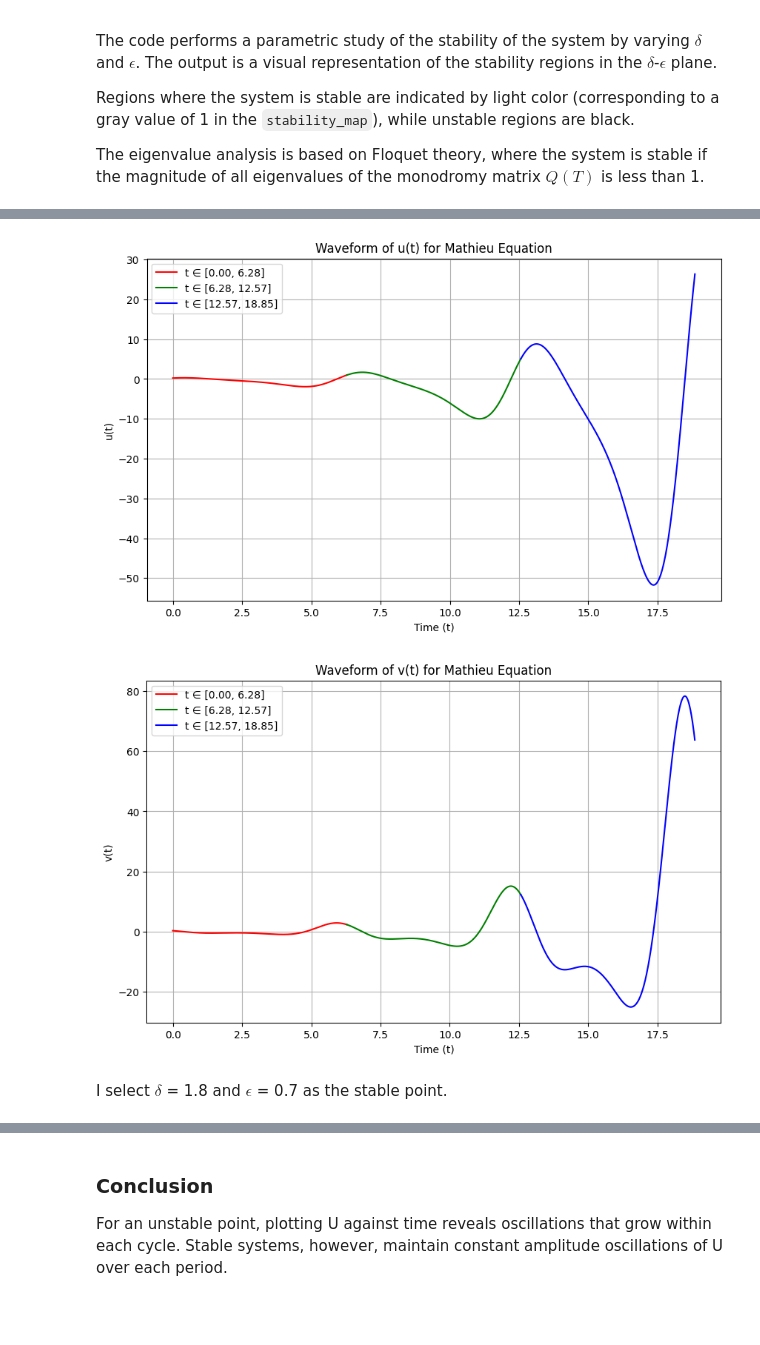
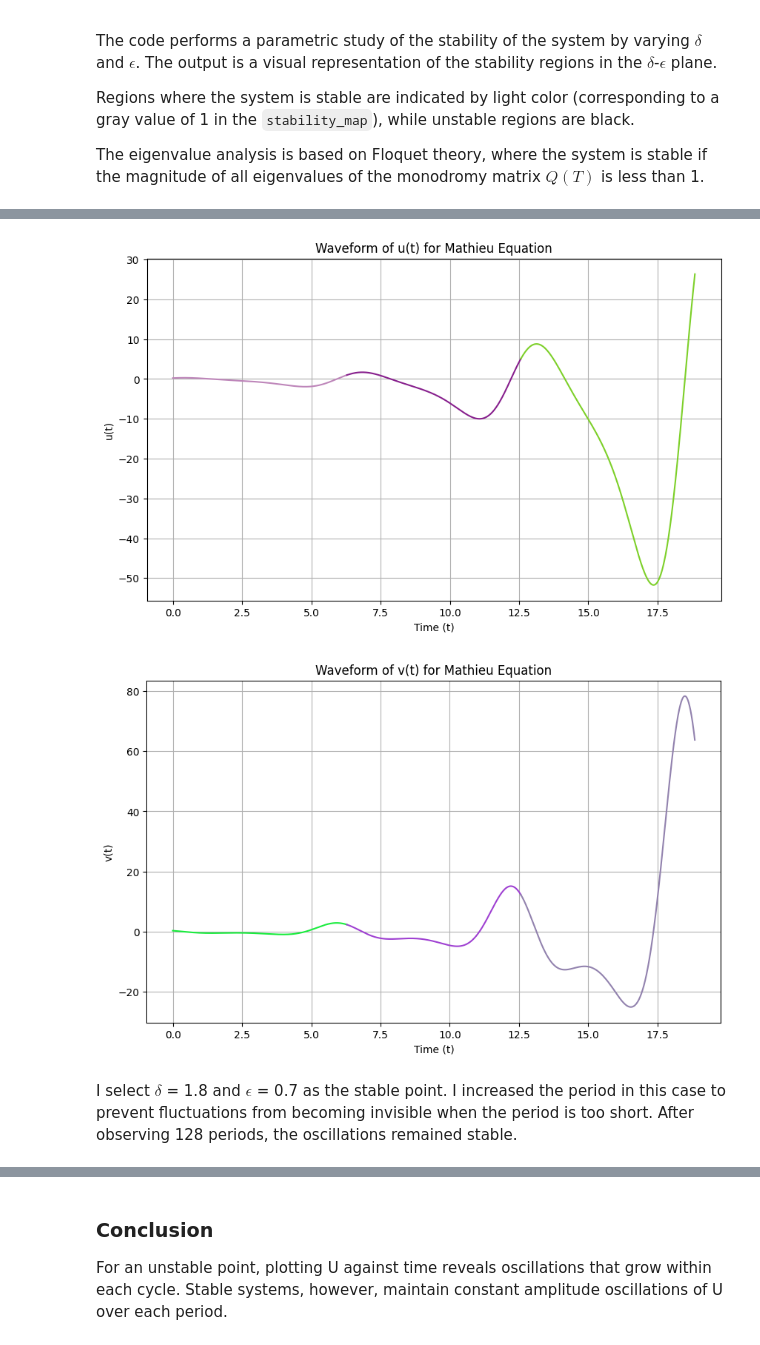
Before and after one commit to 0123YHYQ1129/YeQing_Mathematics_For_Engineering, a Jupyter notebook: project.ipynb, the cells around one changed output, grey strips where cells are left out. Cells and saved outputs as stored; diff of their text form; code cells hidden in the pictures; blank space fills up the shorter version.

```diff
--- a/project.ipynb
+++ b/project.ipynb
@@ -383,8 +383,8 @@ Regions where the system is stable are indicated by light color (corresponding t
 The eigenvalue analysis is based on Floquet theory, where the system is stable if the magnitude of all eigenvalues of the monodromy matrix $ Q(T) $ is less than 1.
 # %%
 # Define the range for delta and epsilon
-delta_values = np.linspace(0, 1, 800)
-epsilon_values = np.linspace(0, 0.5, 400)
+delta_values = np.linspace(0, 2, 800)
+epsilon_values = np.linspace(0, 1, 400)
 
 # Initialize the stability matrix
 stability_map = np.zeros((len(epsilon_values), len(delta_values)))
@@ -491,73 +491,72 @@ Results:
 
 Based on the stability map, I select $ \delta $ =1.2 and $ \epsilon $ = 0.9 as the unstable point.
 # %%
-def plot_mathieu(delta=0.5, epsilon=0.5, t_start=0,
-                 t_end=6*np.pi, initial_q=[0.2392, 0.343]):
-    # Mathieu 方程
+import random
+
+def plot_mathieu(delta=0.5, epsilon=0.5, t_start=0, t_end=6*np.pi,
+                 initial_q=[0.2392, 0.343]):
+    # Define the Mathieu equation
+    def A(t, delta, epsilon):
+        return np.array([[0, 1], [-(delta + 2 * epsilon * np.cos(t)), 0]])
+
     def mathieu(t, q, delta=delta, epsilon=epsilon):
         dq_dt = A(t, delta, epsilon) @ q
         return dq_dt
 
-    # 时间采样点
-    t_eval = np.linspace(t_start, t_end, 10000)
+    # Time sampling points
+    t_eval = np.linspace(t_start, t_end, 50000)
 
-    # 调用求解器
+    # Solve the differential equation
     t_span = (t_start, t_end)
-    solution = solve_ivp(mathieu, t_span, initial_q,
-                         method='RK45', t_eval=t_eval)
+    solution = solve_ivp(mathieu, t_span, initial_q, method='RK45', t_eval=t_eval)
 
-    # 提取解
+    # Extract solution
     t_values = solution.t
     u_values = solution.y[0]
     v_values = solution.y[1]
 
-    # 定义时间段
-    time_intervals = [
-        (0, 2 * np.pi),  # [0, 2π]
-        (2 * np.pi, 4 * np.pi),  # [2π, 4π]
-        (4 * np.pi, 6 * np.pi)   # [4π, 6π]
-    ]
+    # Define intervals of length 2π
+    intervals = []
+    current_start = 0
+    while current_start < t_end:
+        intervals.append((current_start, min(current_start + 2 * np.pi, t_end)))
+        current_start += 2 * np.pi
 
-    # 颜色列表
-    colors = ['red', 'green', 'blue']
-
-    # 创建 u(t) 图形
+    # Plot u(t)
     plt.figure(figsize=(10, 6))
-    for interval, color in zip(time_intervals, colors):
+    for interval in intervals:
         start, end = interval
         mask = (t_values >= start) & (t_values <= end)
-        plt.plot(t_values[mask], u_values[mask], color=color,
-                 label=f't ∈ [{start:.2f}, {end:.2f}]')
+        color = [random.random() for _ in range(3)]  # Random color
+        plt.plot(t_values[mask], u_values[mask], color=color)
 
     plt.title('Waveform of u(t) for Mathieu Equation')
     plt.xlabel('Time (t)')
     plt.ylabel('u(t)')
     plt.grid(True)
-    plt.legend()
     plt.show()
 
-    # 创建 v(t) 图形
+    # Plot v(t)
     plt.figure(figsize=(10, 6))
-    for interval, color in zip(time_intervals, colors):
+    for interval in intervals:
         start, end = interval
         mask = (t_values >= start) & (t_values <= end)
-        plt.plot(t_values[mask], v_values[mask], color=color,
-                 label=f't ∈ [{start:.2f}, {end:.2f}]')
+        color = [random.random() for _ in range(3)]  # Random color
+        plt.plot(t_values[mask], v_values[mask], color=color)
 
     plt.title('Waveform of v(t) for Mathieu Equation')
     plt.xlabel('Time (t)')
     plt.ylabel('v(t)')
     plt.grid(True)
-    plt.legend()
     plt.show()
 
-# 调用函数
 plot_mathieu(delta=1.2, epsilon=0.9, t_start=0,
-             t_end=6*np.pi, initial_q=[0.2392, 0.343])
+             t_end= 6*np.pi, initial_q=[0.2392, 0.343])
 # %% [output]
-[figure, old version]
+[figure, new version]
-[figure, old version]
+[figure, new version]
 # %% [markdown]
 I select $ \delta $ = 1.8 and $ \epsilon $ = 0.7 as the stable point.
+I increased the period in this case to prevent fluctuations from becoming invisible when the period is too short. After observing 128 periods, the oscillations remained stable.
 # %%
 plot_mathieu(delta=1.8, epsilon=0.7, t_start=0,
```
Also changed, not shown: parts of 4 cells of this notebook, 5 other files.
